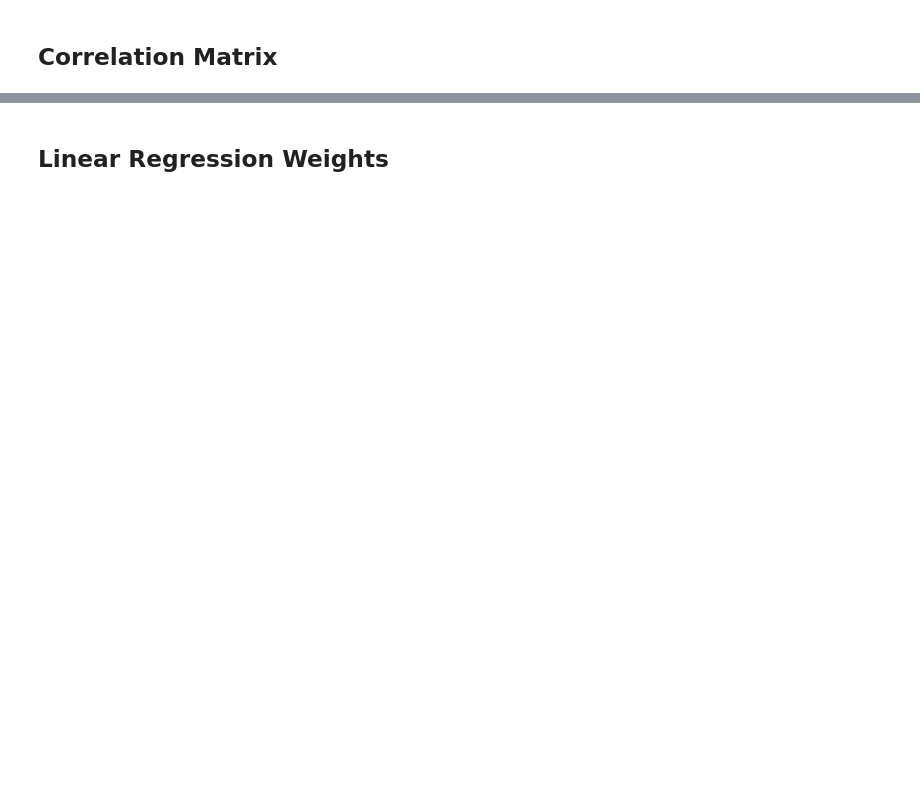
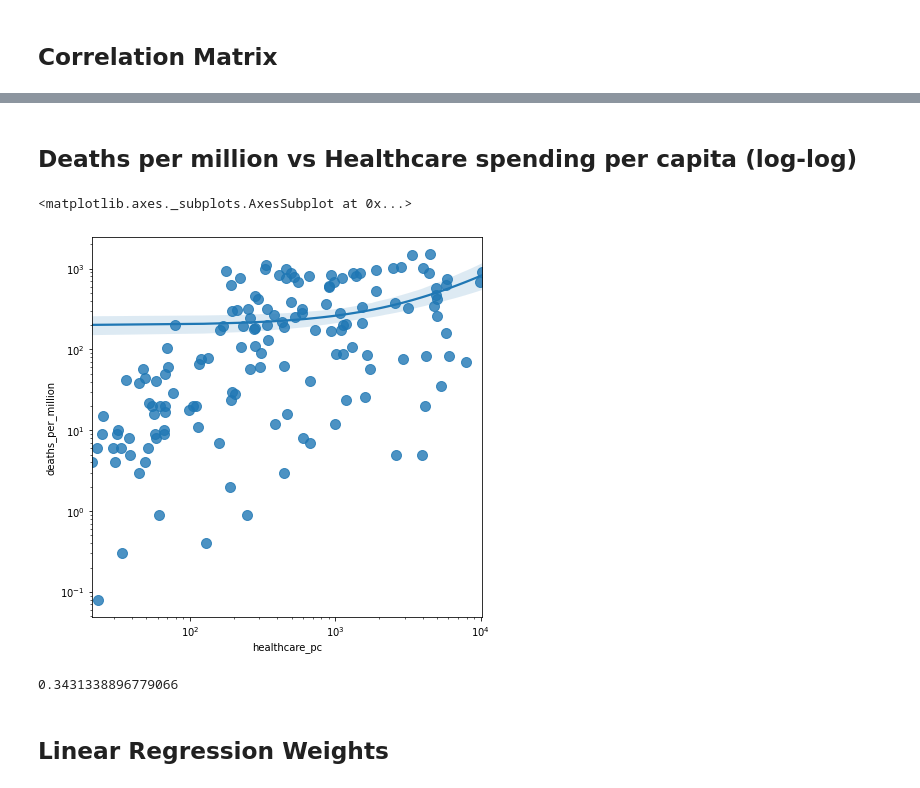
Before and after one commit to Ghost---Shadow/covid-analysis, a Jupyter notebook: analysis.ipynb, the cells around one changed output, grey strips where cells are left out. Drawn from its saved outputs; the diff is of its cells as text; code cells hidden in the pictures; blank space fills up the shorter version.

```diff
--- a/analysis.ipynb
+++ b/analysis.ipynb
@@ -82,3 +95,16 @@ ddf
+# %% [markdown]
+## Deaths per million vs Healthcare spending per capita (log-log)
+# %%
+f, ax = plt.subplots(figsize=(7, 7))
+ax.set(xscale="log", yscale="log")
+sns.regplot("healthcare_pc", "deaths_per_million", df, ax=ax, scatter_kws={"s": 100})
+# %% [output]
+<matplotlib.axes._subplots.AxesSubplot at 0x...>
+[figure, added]
+# %%
+corr['deaths_per_million']['healthcare_pc']
+# %% [output]
+0.3431338896779066
 # %% [markdown]
 ## Linear Regression Weights
 # %%
```
Also changed, not shown: parts of 18 cells of this notebook, 2 other files.
